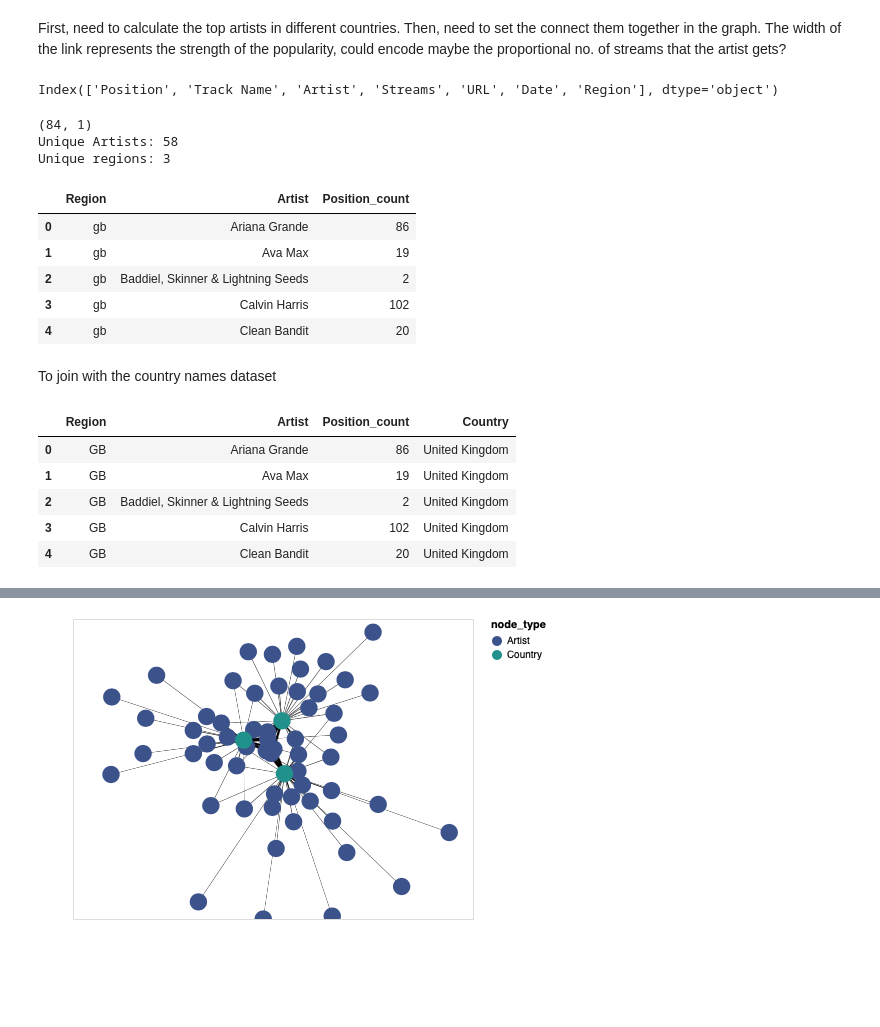
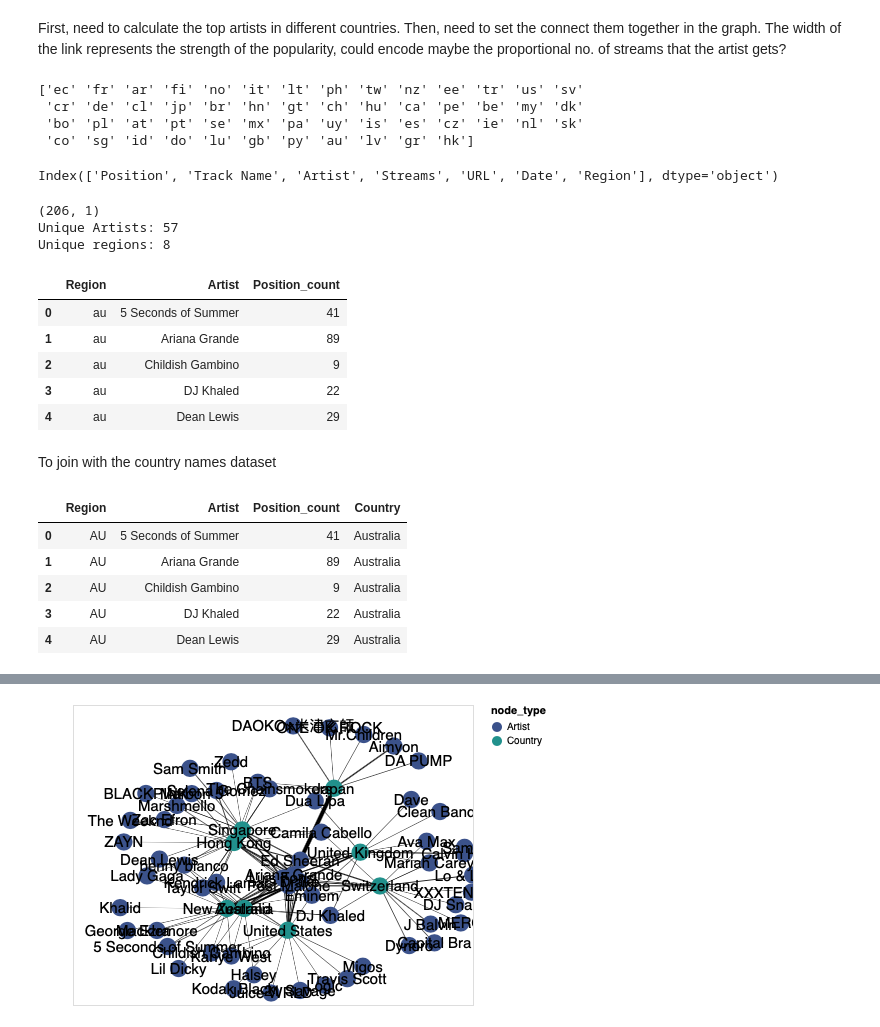
Before and after one commit to gurus848/COMP4462_Project, a Jupyter notebook: Task_4/Viz_1/Task_4_Viz_1_Node_Link.ipynb, the cells around one changed output, grey strips where cells are left out. Drawn from its saved outputs; the diff is of its cells as text; code cells hidden in the pictures; blank space fills up the shorter version.

```diff
--- a/Task_4/Viz_1/Task_4_Viz_1_Node_Link.ipynb
+++ b/Task_4/Viz_1/Task_4_Viz_1_Node_Link.ipynb
@@ -20,31 +21,37 @@ df = pd.read_csv(rankings_file_path)
 First, need to calculate the top artists in different countries.
 Then, need to set the connect them together in the graph.
 The width of the link represents the strength of the popularity, could encode maybe the proportional no. of streams that the artist gets?
-# %%
-df.columns
-# %% [output]
-Index(['Position', 'Track Name', 'Artist', 'Streams', 'URL', 'Date', 'Region'], dtype='object')
+# %%
+print(df['Region'].unique())
+df.columns
+# %% [output]
+['ec' 'fr' 'ar' 'fi' 'no' 'it' 'lt' 'ph' 'tw' 'nz' 'ee' 'tr' 'us' 'sv'
+ 'cr' 'de' 'cl' 'jp' 'br' 'hn' 'gt' 'ch' 'hu' 'ca' 'pe' 'be' 'my' 'dk'
+ 'bo' 'pl' 'at' 'pt' 'se' 'mx' 'pa' 'uy' 'is' 'es' 'cz' 'ie' 'nl' 'sk'
+ 'co' 'sg' 'id' 'do' 'lu' 'gb' 'py' 'au' 'lv' 'gr' 'hk']
+Index(['Position', 'Track Name', 'Artist', 'Streams', 'URL', 'Date', 'Region'], dtype='object')
 # %%
-regions = ['us', 'hk', 'gb']  #only these 3 regions for now
+regions = ['us', 'hk', 'gb', 'ch', 'jp', 'sg', 'au', 'nz']  #only these 3 regions for now
 country_grouped = df.loc[df['Region'].isin(regions)]
 country_grouped = country_grouped[country_grouped['Position'] <= 1]   #first extract the top ten songs
 country_grouped = country_grouped.drop(columns=['Track Name', 'Streams', 'URL', 'Date'])
 country_grouped = country_grouped.groupby(['Region', 'Artist']).count() #Basically calculates the number of days that that artists songs have combined stayed on the top 10 rankings in that country
 print(country_grouped.shape)
 country_grouped = country_grouped.add_suffix('_count').reset_index()
+country_grouped = country_grouped[country_grouped["Position_count"] > 7]
 print("Unique Artists: {}".format(country_grouped['Artist'].nunique()))
 print("Unique regions: {}".format(country_grouped['Region'].nunique()))
 country_grouped.head()
 # %% [output]
-(84, 1)
-Unique Artists: 58
-Unique regions: 3
+(206, 1)
+Unique Artists: 57
+Unique regions: 8
 |  | Region | Artist | Position_count |
-| 0 | gb | Ariana Grande | 86 |
-| 1 | gb | Ava Max | 19 |
-| 2 | gb | Baddiel, Skinner & Lightning Seeds | 2 |
-| 3 | gb | Calvin Harris | 102 |
-| 4 | gb | Clean Bandit | 20 |
+| 0 | au | 5 Seconds of Summer | 41 |
+| 1 | au | Ariana Grande | 89 |
+| 2 | au | Childish Gambino | 9 |
+| 3 | au | DJ Khaled | 22 |
+| 4 | au | Dean Lewis | 29 |
 # %% [markdown]
 To join with the country names dataset
 # %%
@@ -58,37 +65,40 @@ country_grouped = country_grouped.merge(df_countries, how='inner', left_on='Regi
 country_grouped.head()
 # %% [output]
 |  | Region | Artist | Position_count | Country |
-| 0 | GB | Ariana Grande | 86 | United Kingdom |
-| 1 | GB | Ava Max | 19 | United Kingdom |
-| 2 | GB | Baddiel, Skinner & Lightning Seeds | 2 | United Kingdom |
-| 3 | GB | Calvin Harris | 102 | United Kingdom |
-| 4 | GB | Clean Bandit | 20 | United Kingdom |
+| 0 | AU | 5 Seconds of Summer | 41 | Australia |
+| 1 | AU | Ariana Grande | 89 | Australia |
+| 2 | AU | Childish Gambino | 9 | Australia |
+| 3 | AU | DJ Khaled | 22 | Australia |
+| 4 | AU | Dean Lewis | 29 | Australia |
 # %%
-# Example of using the nx_altair library
-
-# Generate a random graph
+# using the nx_altair library
+# not very powerful, seems that you cannot add labels to the nodes
+# https://stackoverflow.com/questions/21978487/improving-python-networkx-graph-layout - ideas for making the node placement better
 
 G = nx.Graph()
 unique_artists = country_grouped['Artist'].unique()
 unique_countries = country_grouped['Country'].unique()
 
 for i in unique_artists:
     G.add_node(i, name=i, node_type='Artist')
 
 for i in unique_countries:
     G.add_node(i, name=i, node_type='Country')
 
 for i, row in country_grouped.iterrows():
-    G.add_edge(row['Artist'], row['Country'], weight=row['Position_count'])
+    G.add_edge(row['Artist'], row['Country'], weight=row['Position_count'], artist=row['Artist'], country=row['Country'])
 
 # Compute positions for viz.
-pos = nx.spring_layout(G)
+# pos = nx.spring_layout(G)      #pretty simple
+# pos = nx.shell_layout(G, nlist=[unique_countries, unique_artists])    #pretty simple
+# pos = graphviz_layout(G, prog='twopi')  #pretty good
+pos = graphviz_layout(G, prog='neato')    #pretty interesting
 
 # Draw the graph using Altair
-viz = nxa.draw_networkx(G, pos=pos, width='weight', node_color='node_type', cmap='viridis', node_tooltip=['name', 'node_type'])
+viz = nxa.draw_networkx(G, pos=pos, width='weight', node_color='node_type', node_label='name', cmap='viridis', node_tooltip=['name', 'node_type'], edge_tooltip=['artist', 'country', 'weight'])
 
 # Show it as an interactive plot!
 viz.interactive()
 # %% [output]
 [interactive output not drawn]
-[figure, old version]
+[figure, new version]
```
Also changed, not shown: parts of 2 cells of this notebook.
